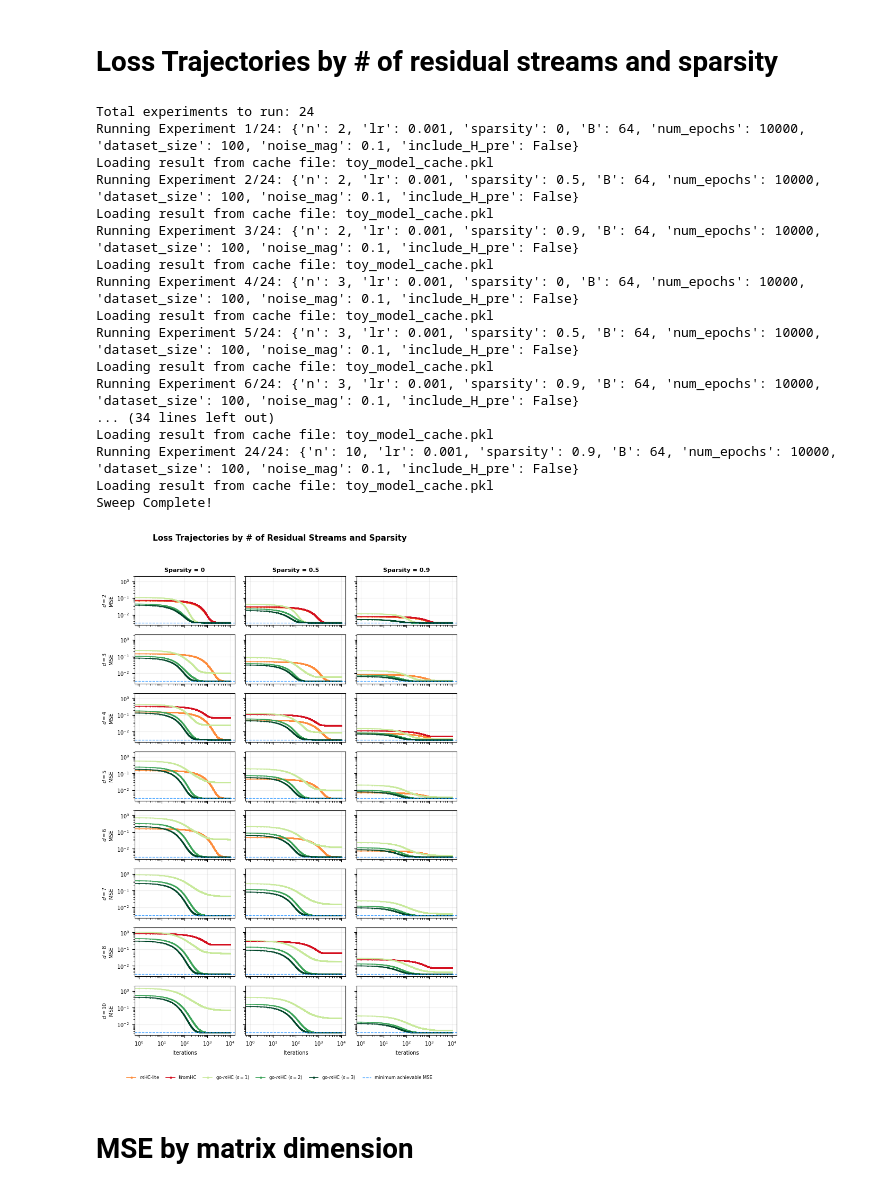
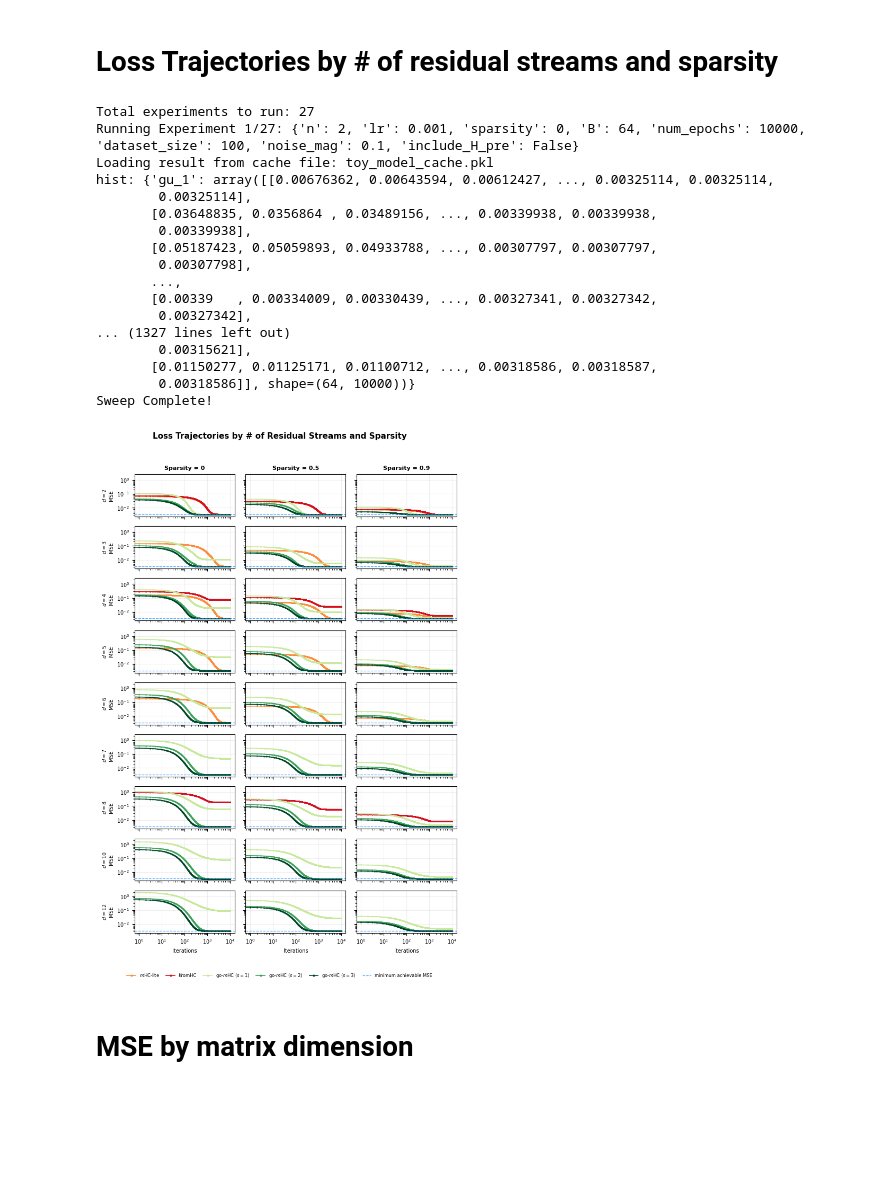
Before and after one commit to itstorque/go-mHC, a Jupyter notebook: omHC_toy_model_routing.ipynb, the cells around one changed output. Cells and saved outputs as stored; diff of their text form; code cells hidden in the pictures; blank space fills up the shorter version.

```diff
--- a/omHC_toy_model_routing.ipynb
+++ b/omHC_toy_model_routing.ipynb
@@ -349,7 +248,9 @@ def run_single_experiment(config):
 
     # 2. Data Generation (Target T and Inputs X)
     # Assuming get_permutation_matrices and sinkhorn are defined in your scope
-    P = get_permutation_matrices(n)
+    #P = get_permutation_matrices(n)
+    #T = 0.7*P[0] + 0.3*torch.roll(P[0], shifts=1, dims=1)  # A simple bistochastic matrix (average of two permutations)
+    #T = T.unsqueeze(0).expand(B, -1, -1)  # Expand to batch size
     T = sinkhorn(torch.rand(B, n, n))
     # Y = T
     # T += (noise_mag * torch.rand_like(T))
@@ -374,7 +275,6 @@ def run_single_experiment(config):
         "gu_1": GeneralizedUnistochastic(n, 1, B),
         "gu_2": GeneralizedUnistochastic(n, 2, B),
         "gu_3": GeneralizedUnistochastic(n, 3, B),
-
     }
 
     if n < 7:
@@ -389,7 +289,7 @@ def run_single_experiment(config):
         pre_layer = {i: nn.Parameter(pre_layer_init.clone(), requires_grad=True) for i in exp_models.keys()}
 
     # 4. Optimization Setup
-    criterion = nn.MSELoss()
+    criterion = nn.MSELoss(reduction='none')
     adam_params = dict(lr=lr)
     if include_H_pre:
         optimizers = {
@@ -401,10 +301,11 @@ def run_single_experiment(config):
         }
 
     # 5. Training Loop
-    local_history = {name: np.zeros(num_epochs) for name in exp_models.keys()}
+    local_history = {name: np.zeros((B, num_epochs)) for name in exp_models.keys()}
 
     for epoch in range(num_epochs):
         for name, model in exp_models.items():
+
             opt = optimizers[name]
             opt.zero_grad()
 
@@ -415,12 +316,16 @@ def run_single_experiment(config):
             if include_H_pre:
                 tildeY = torch.einsum('ij,bkj->bki', pre_layer[name], tildeY)
 
-            loss = criterion(tildeY, Y)
+            individual_losses = criterion(tildeY, Y)
+
+            loss=torch.mean(individual_losses)
+
             # loss = criterion(Y, model())
             loss.backward()
             opt.step()
 
-            local_history[name][epoch] = loss.item()
+            with torch.no_grad():
+                local_history[name][:,epoch] = individual_losses.mean(axis=[1,2]).detach().cpu().numpy()
 
     # Return final loss for each model as a summary
     summary = {f"final_loss_{k}": v[-1] for k, v in local_history.items()}
@@ -456,7 +415,7 @@ def run_sweep(sweep_config):
 # Loss Trajectories by # of residual streams and sparsity
 # %%
 sweep_config = {
-    'n': [2, 3, 4, 5, 6, 7, 8, 10],
+    'n': [2, 3, 4, 5, 6, 7, 8, 10, 12],
     #fig 8: 'n': [2, 3, 4, 5, 6, 7, 8, 10],
 
     'lr': [0.001],#, 0.005],
@@ -470,22 +429,22 @@ sweep_config = {
 
 all_results, all_histories = run_sweep(sweep_config)
 # %% [output]
-Total experiments to run: 24
-Running Experiment 1/24: {'n': 2, 'lr': 0.001, 'sparsity': 0, 'B': 64, 'num_epochs': 10000, 'dataset_size': 100, 'noise_mag': 0.1, 'include_H_pre': False}
+Total experiments to run: 27
+Running Experiment 1/27: {'n': 2, 'lr': 0.001, 'sparsity': 0, 'B': 64, 'num_epochs': 10000, 'dataset_size': 100, 'noise_mag': 0.1, 'include_H_pre': False}
 Loading result from cache file: toy_model_cache.pkl
-Running Experiment 2/24: {'n': 2, 'lr': 0.001, 'sparsity': 0.5, 'B': 64, 'num_epochs': 10000, 'dataset_size': 100, 'noise_mag': 0.1, 'include_H_pre': False}
-Loading result from cache file: toy_model_cache.pkl
-Running Experiment 3/24: {'n': 2, 'lr': 0.001, 'sparsity': 0.9, 'B': 64, 'num_epochs': 10000, 'dataset_size': 100, 'noise_mag': 0.1, 'include_H_pre': False}
-Loading result from cache file: toy_model_cache.pkl
-Running Experiment 4/24: {'n': 3, 'lr': 0.001, 'sparsity': 0, 'B': 64, 'num_epochs': 10000, 'dataset_size': 100, 'noise_mag': 0.1, 'include_H_pre': False}
-Loading result from cache file: toy_model_cache.pkl
-Running Experiment 5/24: {'n': 3, 'lr': 0.001, 'sparsity': 0.5, 'B': 64, 'num_epochs': 10000, 'dataset_size': 100, 'noise_mag': 0.1, 'include_H_pre': False}
-Loading result from cache file: toy_model_cache.pkl
-Running Experiment 6/24: {'n': 3, 'lr': 0.001, 'sparsity': 0.9, 'B': 64, 'num_epochs': 10000, 'dataset_size': 100, 'noise_mag': 0.1, 'include_H_pre': False}
-... (34 lines left out)
-Loading result from cache file: toy_model_cache.pkl
-Running Experiment 24/24: {'n': 10, 'lr': 0.001, 'sparsity': 0.9, 'B': 64, 'num_epochs': 10000, 'dataset_size': 100, 'noise_mag': 0.1, 'include_H_pre': False}
-Loading result from cache file: toy_model_cache.pkl
+hist: {'gu_1': array([[0.00676362, 0.00643594, 0.00612427, ..., 0.00325114, 0.00325114,
+        0.00325114],
+       [0.03648835, 0.0356864 , 0.03489156, ..., 0.00339938, 0.00339938,
+        0.00339938],
+       [0.05187423, 0.05059893, 0.04933788, ..., 0.00307797, 0.00307797,
+        0.00307798],
+       ...,
+       [0.00339   , 0.00334009, 0.00330439, ..., 0.00327341, 0.00327342,
+        0.00327342],
+... (1327 lines left out)
+        0.00315621],
+       [0.01150277, 0.01125171, 0.01100712, ..., 0.00318586, 0.00318587,
+        0.00318586]], shape=(64, 10000))}
 Sweep Complete!
 # %%
 import matplotlib.pyplot as plt
@@ -519,6 +478,9 @@ fig, axes = plt.subplots(n_rows, n_cols, figsize=FIG_SIZE, sharex=True, sharey=T
 fig.suptitle("Loss Trajectories by # of Residual Streams and Sparsity",
              fontsize=11, fontweight='bold')
 
+if n_rows == 1 and n_cols == 1:
+    axes = np.array([[axes]])
+
 for col, s in enumerate(sparsity_values):
     axes[0, col].set_title(f"Sparsity = {s}", fontsize=8, fontweight='bold')
 
@@ -543,8 +505,10 @@ for row, (n_idx, d) in enumerate(enumerate(n_values)):
         i = 0
         for label in histories:
             data = histories[label]
+
             if data is not None and (hasattr(data, '__len__') and len(data) > 0):
-                ax.plot(data, color=colors[i],
+                avg_data = np.mean(data, axis=0)
+                ax.plot(avg_data, color=colors[i],
                         alpha=0 if label == " " else 1,
                         marker='.', markersize=1.5, rasterized=True)
             i += 1
@@ -559,34 +523,34 @@ for row, (n_idx, d) in enumerate(enumerate(n_values)):
         if col == 0:
             ax.set_ylabel(f"$d={d}$\nMSE", fontsize=7)
         if row == n_rows - 1:
             ax.set_xlabel("Iterations", fontsize=7)
 
 from matplotlib.lines import Line2D
 
 legend_labels = ['$m$HC-lite', 'KromHC', 'go-$m$HC ($s=1$)',
                  'go-$m$HC ($s=2$)', 'go-$m$HC ($s=3$)', 'minimum achievable MSE']
 legend_colors = [colors[0], colors[1], colors[3], colors[4], colors[5]]
 
 handles = [Line2D([0], [0], color=c, marker='.', markersize=4, lw=1.2, label=l)
            for c, l in zip(legend_colors, legend_labels[:-1])]
 
 # Noise floor handle added separately to match its distinct style
 handles.append(Line2D([0], [0], color='dodgerblue', linestyle='--', linewidth=0.9, alpha=0.8,
                        label='minimum achievable MSE'))
 
 fig.legend(handles=handles,
            loc='lower center',
            bbox_to_anchor=(0.5, -0.01),
            ncol=len(handles),
            frameon=False,
            fontsize=6,
            columnspacing=1.5)
 
 plt.tight_layout(rect=[0, 0.03, 1, 0.96])
 plt.savefig('loss_traj_sparsity_grid.pdf', bbox_inches='tight', dpi=300)
 plt.show()
 # %% [output]
-[figure, old version]
+[figure, new version]
 # %% [markdown]
 # MSE by matrix dimension
 # %%
```
Also changed, not shown: parts of 21 cells of this notebook.
